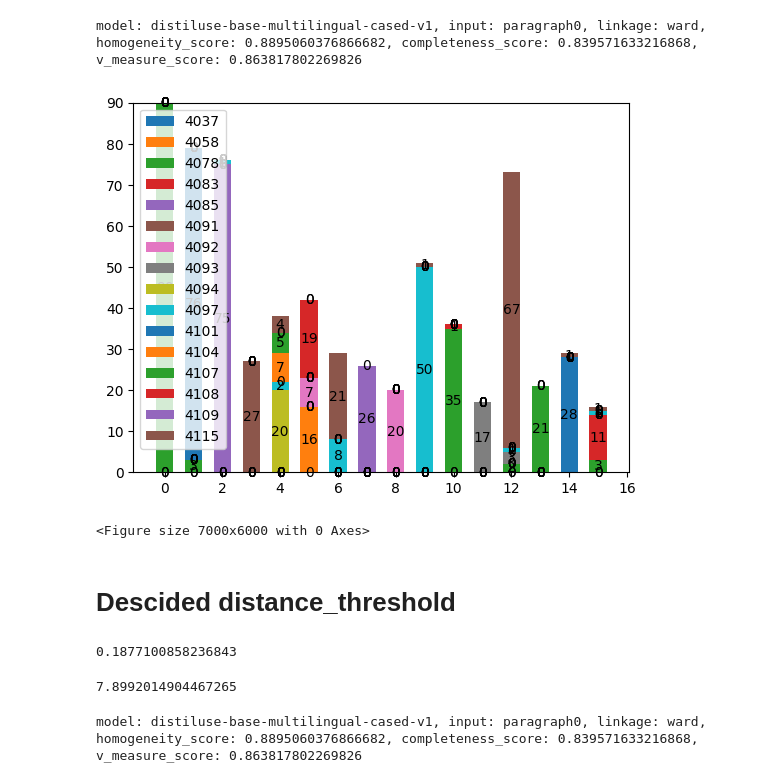
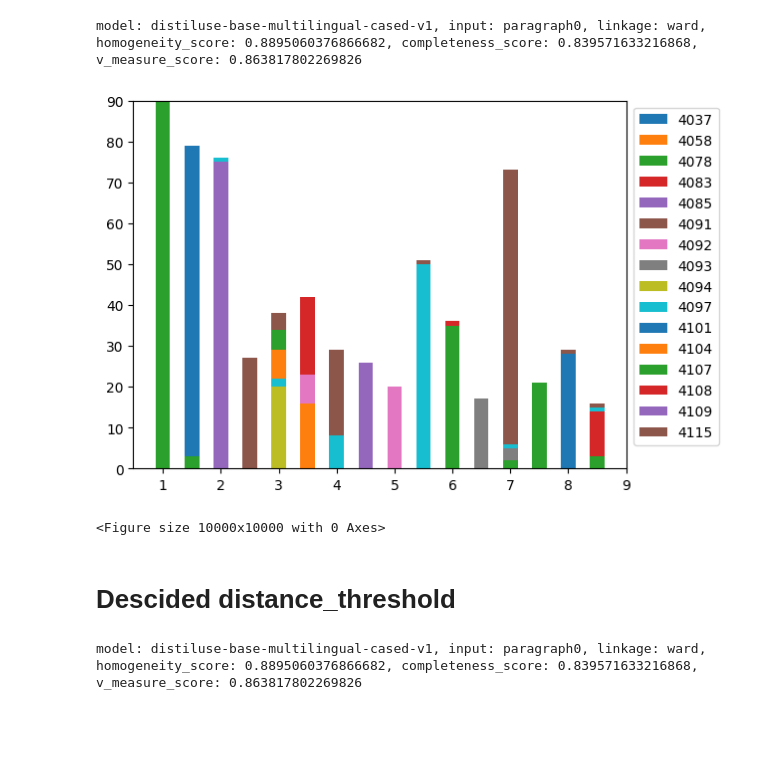
Before and after one commit to tc-huang/final-system, a Jupyter notebook: src/ experiments/clustering/choose_model_and_input/choose_model_and_input.ipynb, the cells around one changed output. Saved outputs shown, nothing was run; the diff lists cells and outputs as text; code cells hidden in the pictures; blank space fills up the shorter version.

```diff
--- a/src/ experiments/clustering/choose_model_and_input/choose_model_and_input.ipynb
+++ b/src/ experiments/clustering/choose_model_and_input/choose_model_and_input.ipynb
@@ -144,18 +155,19 @@ input_choices_text = {
     'title&paragraph0&paragraph1': [t + p0 + p1 for t, p0, p1 in zip(title_list, paragraph0_list, paragraph1_list)]
 }
 # %%
-input_choices_embedding = {model_name: {} for model_name in model_names}
+input_choices_embedding = {norm_or_not: {model_name: {} for model_name in model_names} for norm_or_not in ['norm', 'not_norm']}
 
-for model_name in model_names:
-    for input_choice in input_choices_text.keys():
-        print(f"model: {model_name}, input: {input_choice}")
-        model = SentenceTransformer(
-            model_name_or_path=model_name,
-            device = 'cuda' if torch.cuda.is_available() else 'cpu'
-            )
-        input_choices_embedding[model_name][input_choice] = model.encode(sentences=input_choices_text[input_choice], convert_to_numpy=True, show_progress_bar=True)#, normalize_embeddings=True
+for nor_or_not in ['norm', 'not_norm']:
+    for model_name in model_names:
+        for input_choice in input_choices_text.keys():
+            print(f"model: {model_name}, input: {input_choice}")
+            model = SentenceTransformer(
+                model_name_or_path=model_name,
+                device = 'cuda' if torch.cuda.is_available() else 'cpu'
+                )
+            input_choices_embedding[nor_or_not][model_name][input_choice] = model.encode(sentences=input_choices_text[input_choice], convert_to_numpy=True, show_progress_bar=True, normalize_embeddings=True if nor_or_not == 'norm' else False)
 
-with open('input_and_model_choices_embedding_not_norm_dict.pkl', 'wb') as f:
+with open('input_and_model_choices_embedding_dict.pkl', 'wb') as f:
     pickle.dump(input_choices_embedding, f)
 # %% [output]
 model: paraphrase-multilingual-MiniLM-L12-v2, input: title
@@ -267,7 +324,8 @@ df_model_input.sort_values(by=['homogeneity_score', 'homogeneity_score', 'v_meas
 # %% [markdown]
 # plot data for cluster result
 # %%
-model_name, input_embedding_key, linkage, metric = df_model_input.sort_values(by=['homogeneity_score', 'homogeneity_score', 'v_measure_score'], ascending=False)[:10].iloc[0][['model_name', 'input_choice', 'linkage', 'metric']]
+model_name, input_embedding_key, norm_or_not, linkage, metric = df_model_input.sort_values(by=['homogeneity_score', 'homogeneity_score', 'v_measure_score'], ascending=False).iloc[0][['model_name', 'input_choice', 'norm_or_not', 'linkage', 'metric']]
+
 cluster_model = AgglomerativeClustering(
     n_clusters=n_cluster_of_input,
     metric=metric,
@@ -275,7 +333,8 @@ cluster_model = AgglomerativeClustering(
     compute_distances=compute_distances_setting,
     compute_full_tree=compute_full_tree_setting
 )
-input_embedding = input_choices_embedding[model_name][input_embedding_key]
+
+input_embedding = input_choices_embedding[nor_or_not][model_name][input_embedding_key]
 cluster_model.fit_predict(input_embedding)
 cluser_result = cluster_model.labels_
 
@@ -286,36 +345,29 @@ model: distiluse-base-multilingual-cased-v1, input: paragraph0, linkage: ward, h
 # %%
 count_dict = {cluster: {topic_num: 0 for topic_num in sorted(set(topic_num_list))} for cluster in sorted(set(cluser_result))}
 
 for cluster, topic_num in zip(cluser_result, topic_num_list):
     count_dict[cluster][topic_num] += 1
 
 clusters = sorted(set(cluser_result))
 
 topic_num_counts = {topic_num: np.array([count_dict[cluster][topic_num] for cluster in clusters]) for topic_num in sorted(set(topic_num_list))}
 
-width = 0.6  # the width of the bars: can also be len(x) sequence
+width = 0.5  # the width of the bars: can also be len(x) sequence
 fig, ax = plt.subplots()
 bottom = np.zeros(len(clusters))
 
 for topic_num, count in topic_num_counts.items():
     p = ax.bar(clusters, count, width, label=topic_num, bottom=bottom)
     bottom += count
-    ax.bar_label(p, label_type='center')
+    # ax.bar_label(p, label_type='center')
 
 # ax.set_title('Number of penguins by sex')
-plt.figure(figsize=(70, 60))
-ax.legend()
+plt.figure(figsize=(100, 100))
+ax.legend(loc='upper right', bbox_to_anchor=(1.2, 1.0), ncol=1)
+ax.set_xticklabels(sorted(set(cluser_result)))
 plt.show()
 # %% [output]
-[figure, old version]
+[figure, new version]
-<Figure size 7000x6000 with 0 Axes>
+<Figure size 10000x10000 with 0 Axes>
 # %% [markdown]
 # Descided distance_threshold
-# %%
-cluster_model.distances_.min()
-# %% [output]
-0.1877100858236843
-# %%
-cluster_model.distances_.max()
-# %% [output]
-7.8992014904467265
```
Also changed, not shown: parts of 10 cells of this notebook, 9 other files.
